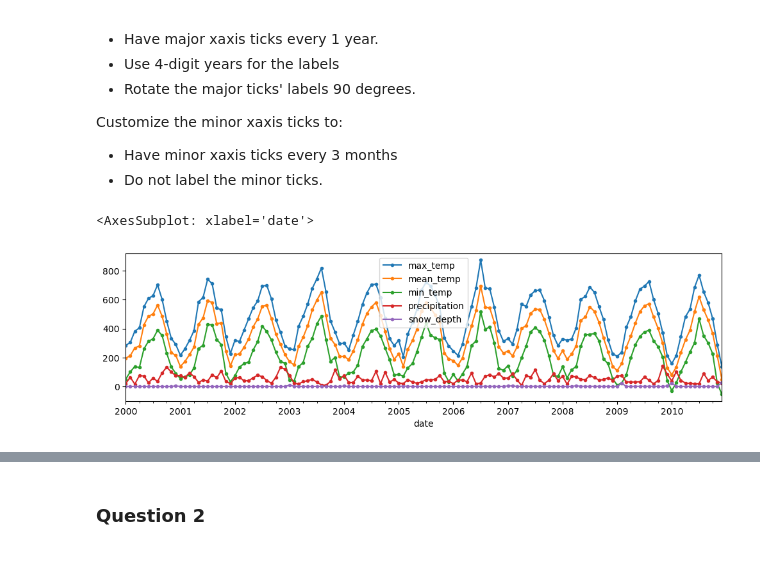
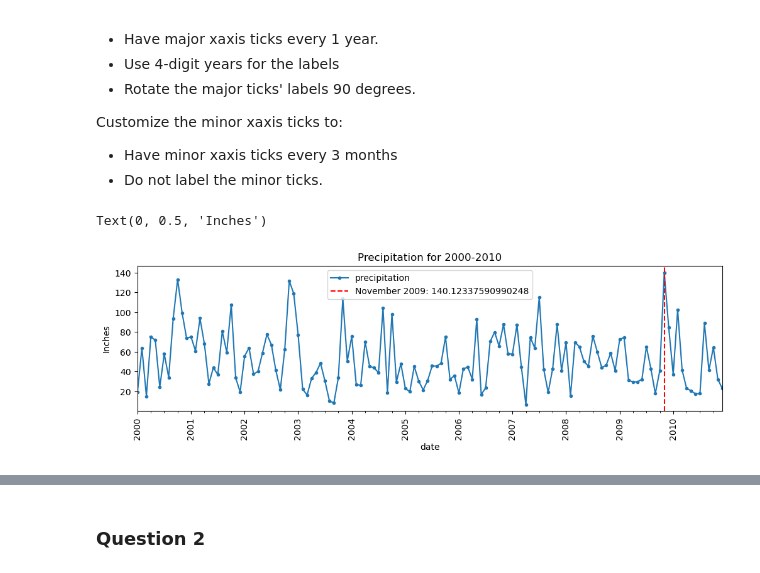
Before and after one commit to hgploutz/Resampling-Datetime-Data--Core-, a Jupyter notebook: Resampling Datetime Data Assignment.ipynb, the cells around one changed output, grey strips where cells are left out. Cells and saved outputs as stored; diff of their text form; code cells hidden in the pictures.

```diff
--- a/Resampling Datetime Data Assignment.ipynb
+++ b/Resampling Datetime Data Assignment.ipynb
@@ -226,9 +226,21 @@ max_precip_value = df_monthly['precipitation'].max()
 # %%
 # Create a wide figure
 fig, ax = plt.subplots(figsize=(12, 3))
 
-# Plot precipitation data
-df_monthly.plot(ax=ax, style='.-')
+# Plot only precipitation data
+df_monthly['precipitation'].plot(ax=ax, style='.-')
+
+# Add a vertical line at the month with max precipitation
+ax.axvline(x=max_precip_date, color='red', linestyle='--', label=f'{max_precip_date.strftime("%B %Y")}: {max_precip_value}')
+
+plt.xticks(rotation=90)
+
+# Add a legend
+ax.legend()
+
+# Set title and y label
+ax.set_title("Precipitation for 2000-2010")
+ax.set_ylabel("Inches")
 # %% [output]
-<AxesSubplot: xlabel='date'>
+Text(0, 0.5, 'Inches')
-[figure, old version]
+[figure, new version]
```
Also changed, not shown: parts of 4 cells of this notebook.
